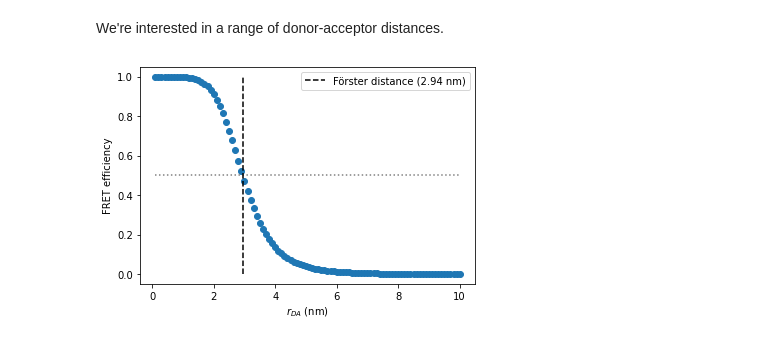
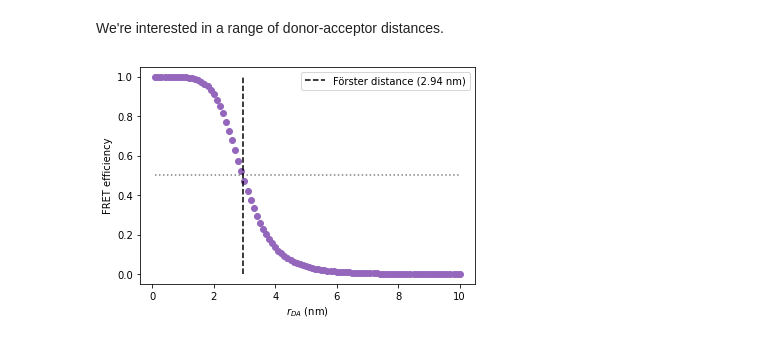
Before and after one commit to nbeaver/ws2-diamond-fret-calculation, a Jupyter notebook: WS2_NV-_center_FRET_estimation.ipynb, the cells around one changed output. Saved outputs shown, nothing was run; the diff lists cells and outputs as text; code cells hidden in the pictures.

```diff
--- a/WS2_NV-_center_FRET_estimation.ipynb
+++ b/WS2_NV-_center_FRET_estimation.ipynb
@@ -284,10 +284,10 @@ FRET_efficiencies = np.array(FRET_efficiencies_list)
 # %%
 plt.clf()
 plt.hlines(y=0.5, xmin=min(r_DA_range_nm), xmax=max(r_DA_range_nm), color="gray", linestyles="dotted")
 plt.vlines(x=R_0_nm, ymin=0, ymax=1, color="black", linestyles="dashed", label="Förster distance ({:.3g} nm)".format(R_0_nm))
-plt.scatter(r_DA_range_nm, FRET_efficiencies)
+plt.scatter(r_DA_range_nm, FRET_efficiencies, color="tab:purple")
 plt.xlabel("$r_{DA}$ (nm)")
 plt.legend()
 plt.ylabel("FRET efficiency");
 # %% [output]
-[figure, old version]
+[figure, new version]
```
